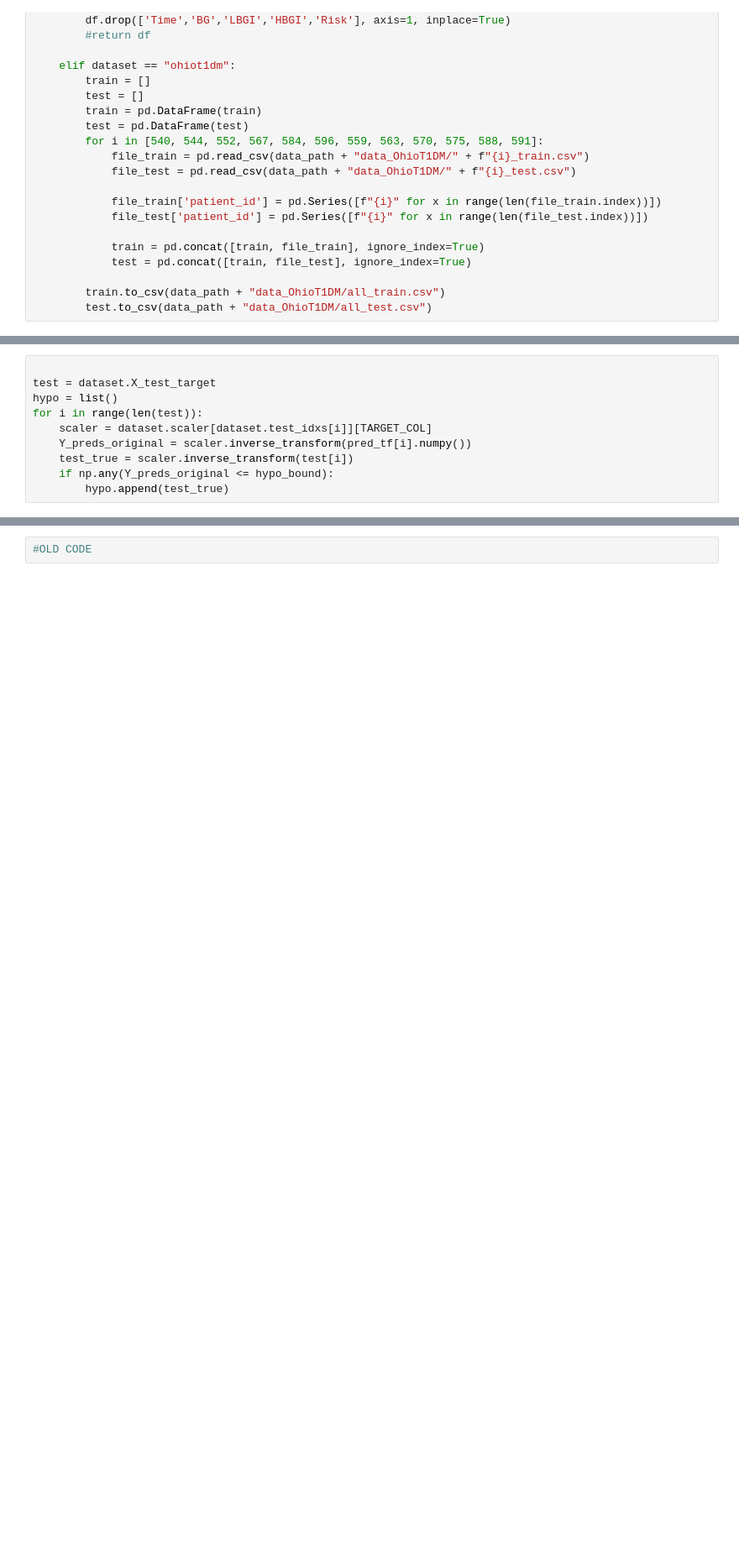
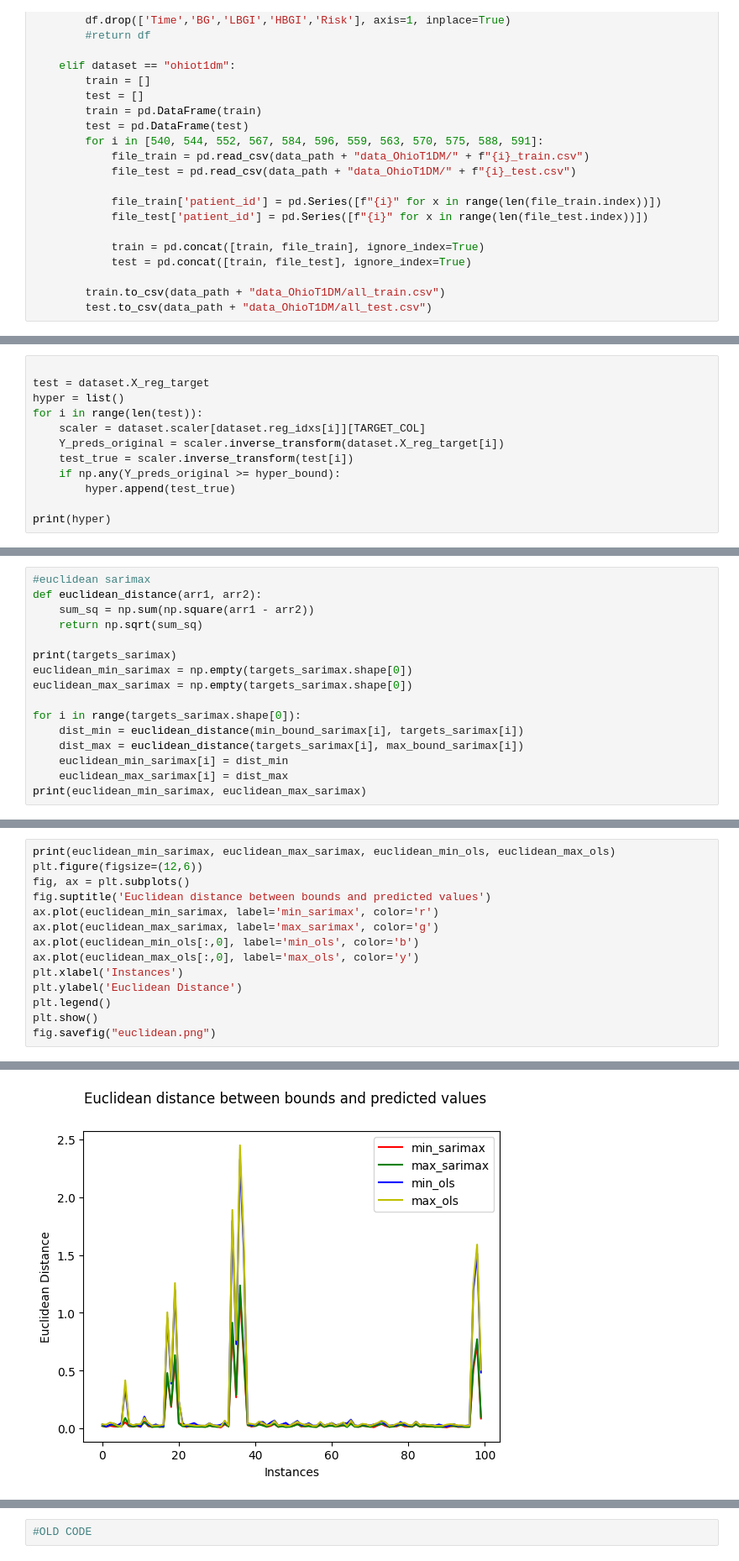
Before and after one commit to TomkeMeyer/ThesisTomkeMeyer, a Jupyter notebook: RegressionForecast.ipynb, the cells around one changed output, grey strips where cells are left out. Shown at 84% size. Saved outputs shown, nothing was run; the diff lists cells and outputs as text; blank space fills up the shorter version.

```diff
--- a/RegressionForecast.ipynb
+++ b/RegressionForecast.ipynb
@@ -1173,10 +2076,12 @@ print(min_bound_true_sarimax[:,0], max_bound_true_sarimax[:,0])
 # %%
 
-test = dataset.X_test_target
-hypo = list()
+test = dataset.X_reg_target
+hyper = list()
 for i in range(len(test)):
-    scaler = dataset.scaler[dataset.test_idxs[i]][TARGET_COL]
-    Y_preds_original = scaler.inverse_transform(pred_tf[i].numpy())
+    scaler = dataset.scaler[dataset.reg_idxs[i]][TARGET_COL]
+    Y_preds_original = scaler.inverse_transform(dataset.X_reg_target[i])
     test_true = scaler.inverse_transform(test[i])
-    if np.any(Y_preds_original <= hypo_bound):
-        hypo.append(test_true)
+    if np.any(Y_preds_original >= hyper_bound):
+        hyper.append(test_true)
+
+print(hyper)
@@ -1206,0 +2148,16 @@ NameError: name 'ax' is not defined
+# %%
+#euclidean sarimax
+def euclidean_distance(arr1, arr2):
+    sum_sq = np.sum(np.square(arr1 - arr2))
+    return np.sqrt(sum_sq)
+
+print(targets_sarimax)
+euclidean_min_sarimax = np.empty(targets_sarimax.shape[0])
+euclidean_max_sarimax = np.empty(targets_sarimax.shape[0])
+
+for i in range(targets_sarimax.shape[0]):
+    dist_min = euclidean_distance(min_bound_sarimax[i], targets_sarimax[i])
+    dist_max = euclidean_distance(targets_sarimax[i], max_bound_sarimax[i])
+    euclidean_min_sarimax[i] = dist_min
+    euclidean_max_sarimax[i] = dist_max
+print(euclidean_min_sarimax, euclidean_max_sarimax)
@@ -1206,0 +2182,15 @@ NameError: name 'ax' is not defined
+# %%
+print(euclidean_min_sarimax, euclidean_max_sarimax, euclidean_min_ols, euclidean_max_ols)
+plt.figure(figsize=(12,6))
+fig, ax = plt.subplots()
+fig.suptitle('Euclidean distance between bounds and predicted values')
+ax.plot(euclidean_min_sarimax, label='min_sarimax', color='r')
+ax.plot(euclidean_max_sarimax, label='max_sarimax', color='g')
+ax.plot(euclidean_min_ols[:,0], label='min_ols', color='b')
+ax.plot(euclidean_max_ols[:,0], label='max_ols', color='y')
+plt.xlabel('Instances')
+plt.ylabel('Euclidean Distance')
+plt.legend()
+plt.show()
+fig.savefig("euclidean.png")
+# %% [output]
@@ -1206,0 +2215 @@ NameError: name 'ax' is not defined
+[figure, added]
```
Also changed, not shown: parts of 23 cells of this notebook, 10 other files.
